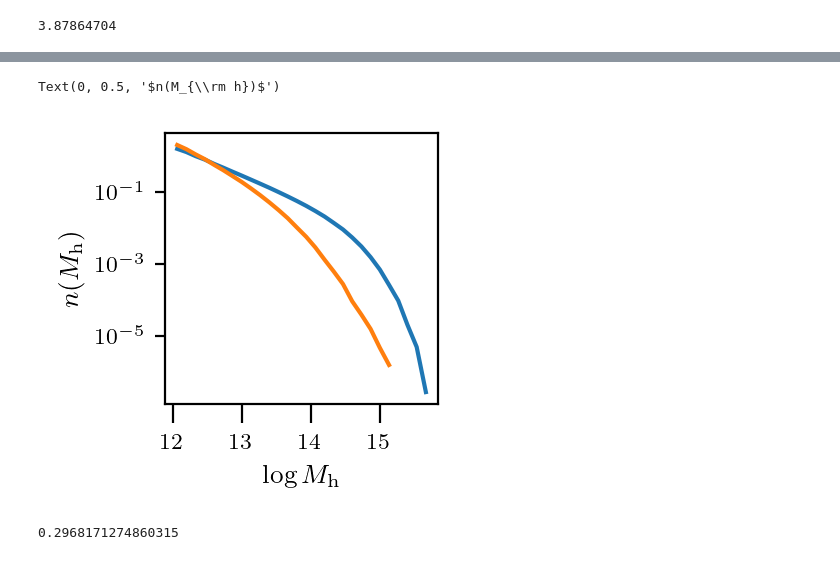
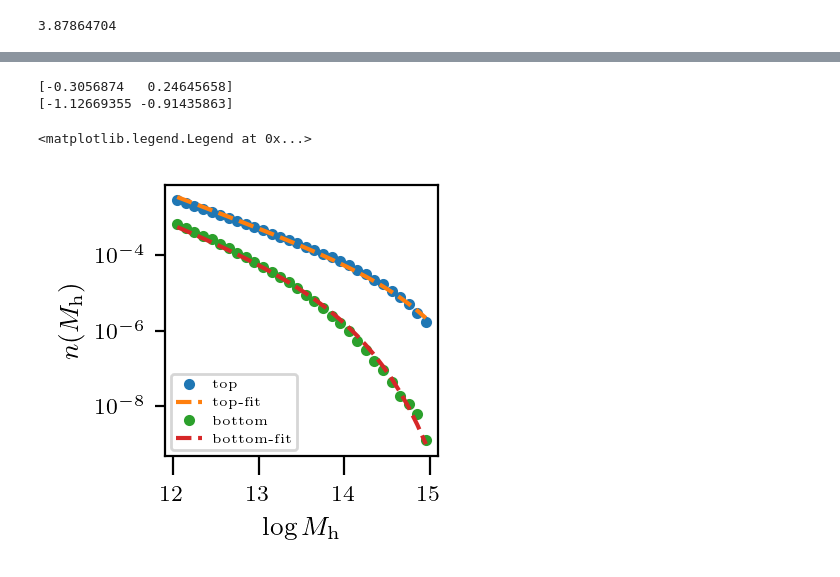
Before and after one commit to divyarana-cosmo/halo_bias, a Jupyter notebook: hmf_environment_dep.ipynb, the cells around one changed output, grey strips where cells are left out. Saved outputs shown, nothing was run; the diff lists cells and outputs as text; code cells hidden in the pictures.

```diff
--- a/hmf_environment_dep.ipynb
+++ b/hmf_environment_dep.ipynb
@@ -141,29 +134,46 @@ print(np.percentile(delta,25))
 # %%
-plt.subplot(3,3,1)
 # top 25 percentile
 idx = delta>np.percentile(delta,75)
 yy = dat['mvir'][np.isin(xjkreg, uqjkregs[idx])]
-xx, hmf = get_hmf(yy, lbox)
-hmf = hmf/(sum(hmf)*(xx[1]-xx[0]))
-plt.plot(xx, hmf, '-')
+top_xx, top_hmf = get_hmf(yy, lbox)
+#hmf = hmf/(sum(hmf)*(xx[1]-xx[0]))
+
+
 # bottom 25 percentile
 idx = delta<np.percentile(delta,25)
 yy = dat['mvir'][np.isin(xjkreg, uqjkregs[idx])]
-xx, hmf = get_hmf(yy, lbox)
-hmf = hmf/(sum(hmf)*(xx[1]-xx[0]))
-plt.plot(xx, hmf, '-')
-
-plt.yscale('log')
-
-plt.xlabel(r'$\log M_{\rm h}$')
-plt.ylabel(r'$n(M_{\rm h})$')
+xx, down_hmf = get_hmf(yy, lbox)
+#hmf = hmf/(sum(hmf)*(xx[1]-xx[0]))
-# %% [output]
-Text(0, 0.5, '$n(M_{\\rm h})$')
-[figure, removed]
+# %%
+from scipy.optimize import curve_fit
+
+plt.subplot(3,3,1)
+# top 25 percentile
+plt.plot(xx, top_hmf, '.', label='top')
+p0 = [-3,1.0]
+popt, pcov = curve_fit(hmf_dens_dep, xx, np.log10(top_hmf),p0=p0)
+print(popt)
+plt.plot(xx, 10**hmf_dens_dep(xx,*popt), '--', label='top-fit')
+
+# bottom 25 percentile
+plt.plot(xx, down_hmf, '.', label='bottom')
+p0 = [-3,0.0]
+popt, pcov = curve_fit(hmf_dens_dep, xx, np.log10(down_hmf),p0=p0)
+print(popt)
+plt.plot(xx, 10**hmf_dens_dep(xx,*popt), '--', label='bottom-fit')
+
+plt.yscale('log')
+
+plt.xlabel(r'$\log M_{\rm h}$')
+plt.ylabel(r'$n(M_{\rm h})$')
+plt.legend(fontsize='xx-small')
+# %% [output]
+[-0.3056874   0.24645658]
+[-1.12669355 -0.91435863]
+<matplotlib.legend.Legend at 0x...>
+[figure, added]
 # %%
-print(sum(yhist))
+#print(sum(yhist))
-# %% [output]
-0.2968171274860315
 # %%
 # from colossus.lss import mass_function
 
```
Also changed, not shown: parts of 9 cells of this notebook.
